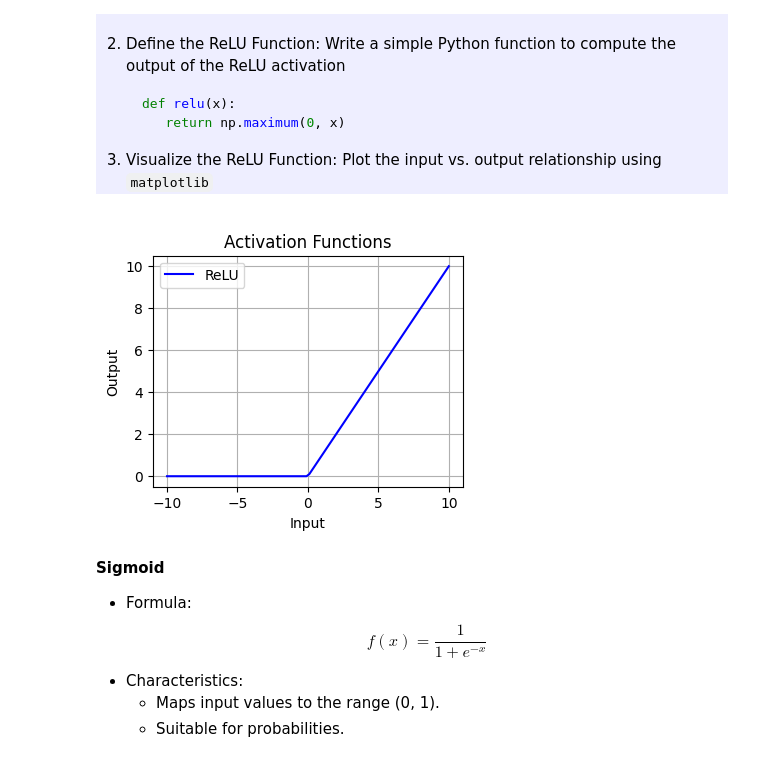
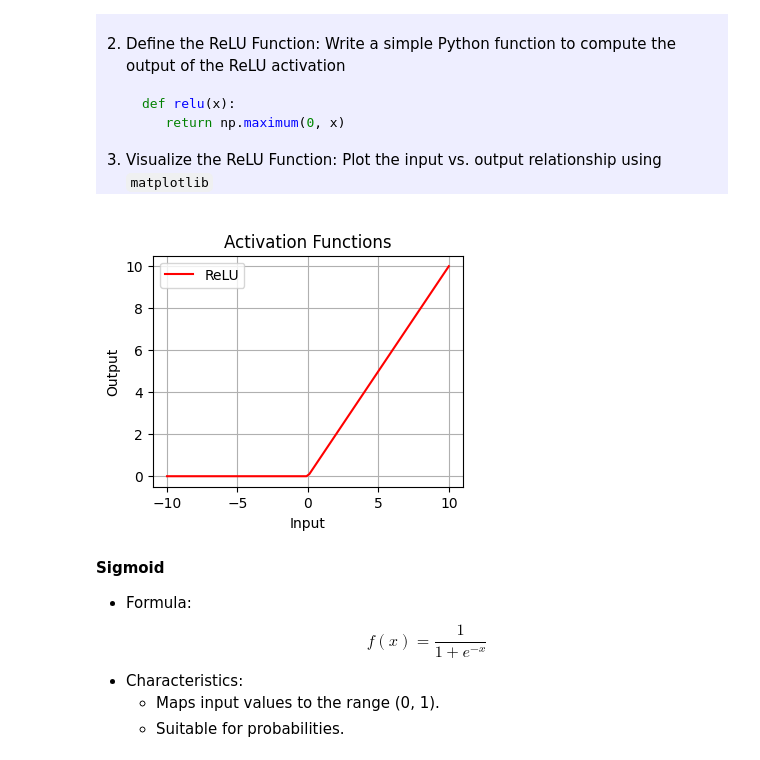
Before and after one commit to erw-lrd/Teaching, a Jupyter notebook: BIOE60008_70036_Image_Processing_2024-2025/5_Introduction/DL_Intro_NoSolution.ipynb, the cells around one changed output. Drawn from its saved outputs; the diff is of its cells as text; code cells hidden in the pictures.

```diff
--- a/BIOE60008_70036_Image_Processing_2024-2025/5_Introduction/DL_Intro_NoSolution.ipynb
+++ b/BIOE60008_70036_Image_Processing_2024-2025/5_Introduction/DL_Intro_NoSolution.ipynb
@@ -146,8 +186,33 @@ Activation functions are a critical component of neural networks, introducing no
 
 </div>
 # %%
+import numpy as np
+import matplotlib.pyplot as plt
+
+def relu(x):
+    return np.maximum(0, x)
+
+# Input range for visualization
+x = torch.linspace(-10, 10, 100)
+
+# Compute values for different activation functions
+relu_y = relu(x)
+
+# Visualization
+plt.figure(figsize=(4, 3))
+
+# RELU
+plt.plot(x.numpy(), relu_y.numpy(), label='ReLU', color='red')
+
+# Graph styling
+plt.title('Activation Functions')
+plt.xlabel('Input')
+plt.ylabel('Output')
+plt.legend()
+plt.grid()
+plt.show()
 # %% [output]
-[figure, old version]
+[figure, new version]
 # %% [markdown]
 **Sigmoid**
 - Formula:
```
Also changed, not shown: parts of 3 cells of this notebook.
